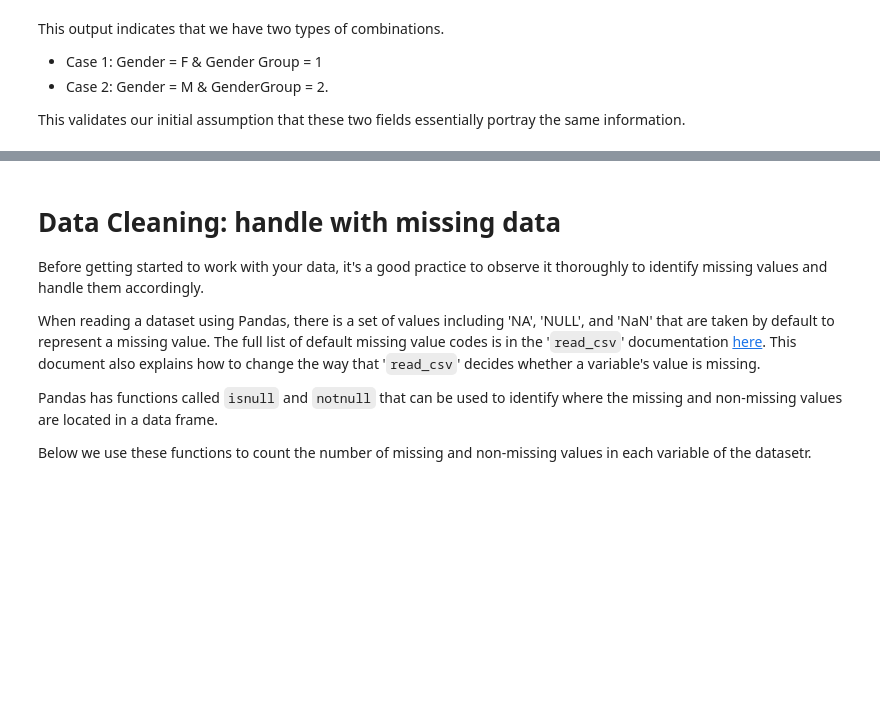
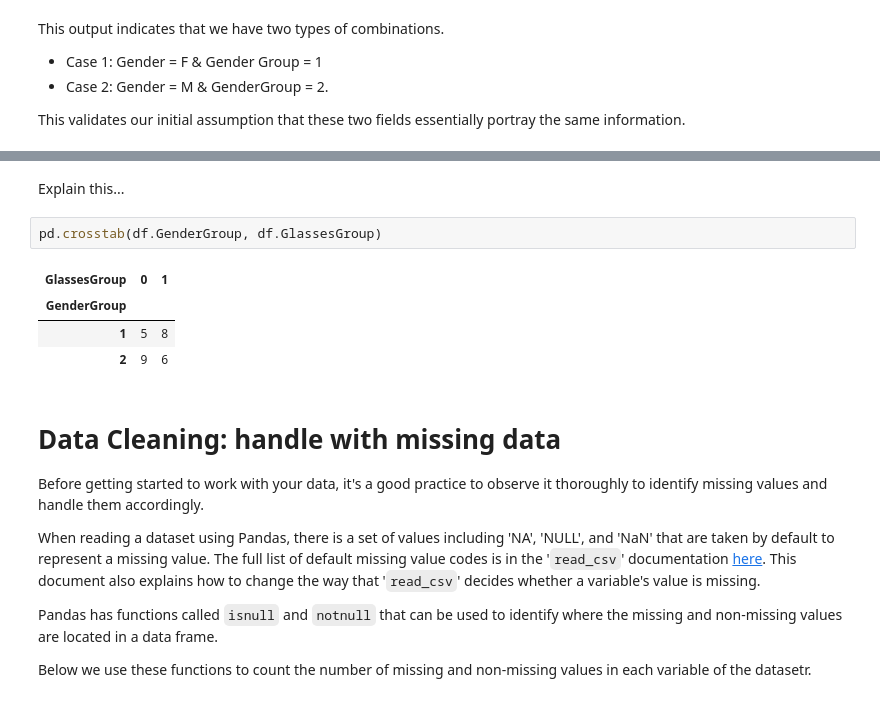
Before and after one commit to javiermao/PythonBasis, a Jupyter notebook: B23_Pandas.ipynb, the cells around one changed output, grey strips where cells are left out. Cells and saved outputs as stored; diff of their text form; blank space fills up the shorter version.

```diff
--- a/B23_Pandas.ipynb
+++ b/B23_Pandas.ipynb
@@ -408,3 +453,12 @@ This validates our initial assumption that these two fields essentially portray
+# %% [markdown]
+Explain this...
+# %%
+pd.crosstab(df.GenderGroup, df.GlassesGroup)
+# %% [output]
+| GlassesGroup | 0 | 1 |
+| GenderGroup |  |  |
+| 1 | 5 | 8 |
+| 2 | 9 | 6 |
 # %% [markdown]
 # Data Cleaning: handle with missing data
 
```
Also changed, not shown: parts of 7 cells of this notebook.
